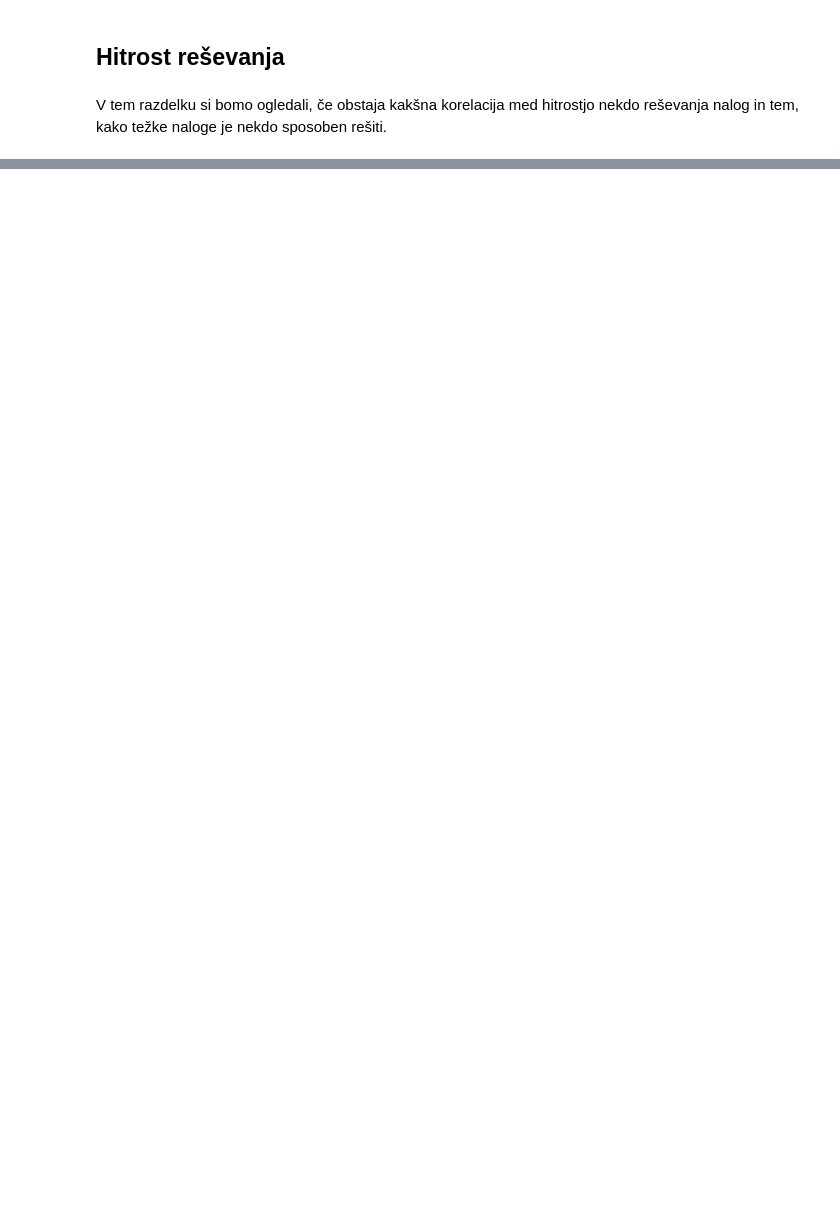
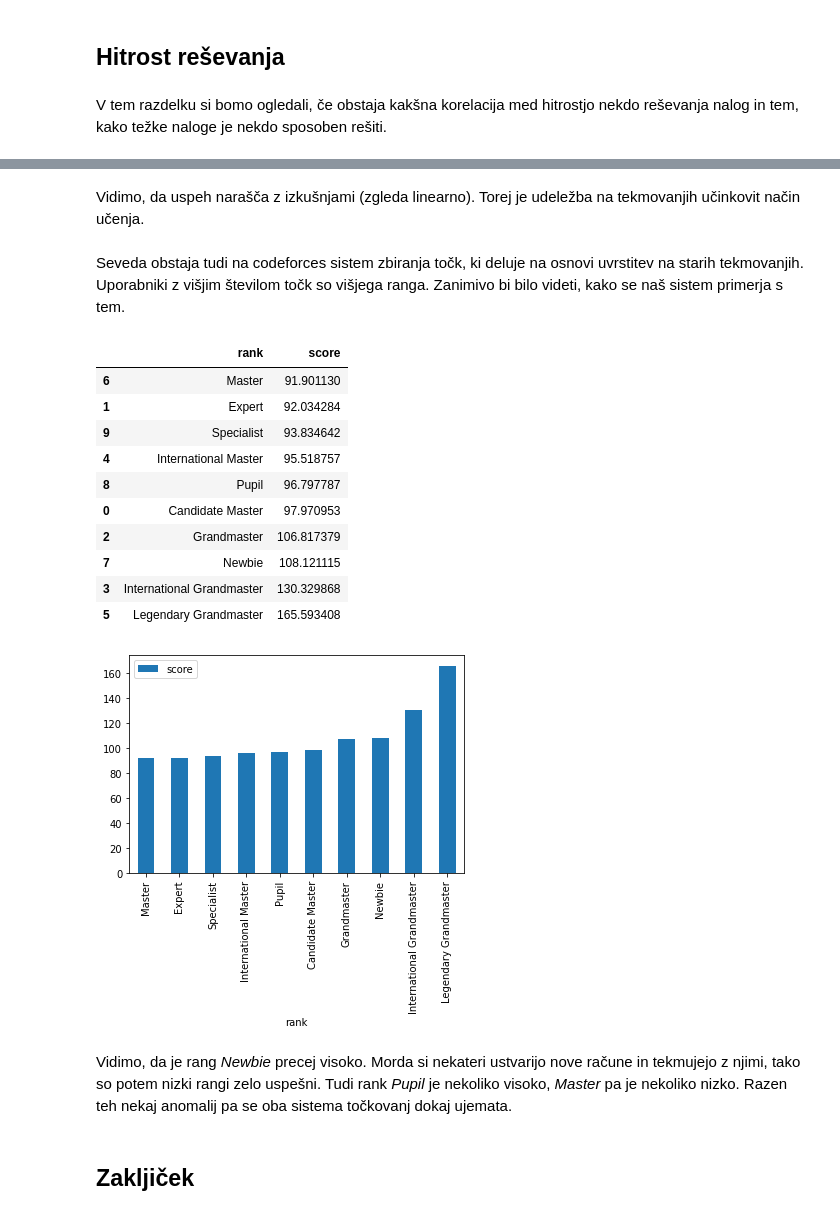
Before and after one commit to MatevzMiscic/AnalizaPodatkov, a Jupyter notebook: analiza2.ipynb, the cells around one changed output, grey strips where cells are left out. Drawn from its saved outputs; the diff is of its cells as text; code cells hidden in the pictures; blank space fills up the shorter version.

```diff
--- a/analiza2.ipynb
+++ b/analiza2.ipynb
@@ -256,0 +420,26 @@ V tem razdelku si bomo ogledali, če obstaja kakšna korelacija med hitrostjo ne
+# %% [markdown]
+Vidimo, da uspeh narašča z izkušnjami (zgleda linearno). Torej je udeležba na tekmovanjih učinkovit način učenja.
+# %% [markdown]
+Seveda obstaja tudi na codeforces sistem zbiranja točk, ki deluje na osnovi uvrstitev na starih tekmovanjih. Uporabniki z višjim številom točk so višjega ranga. Zanimivo bi bilo videti, kako se naš sistem primerja s tem.
+# %%
+only_rated = users[users["rank"] != "Unrated"]
+score_by_rank = only_rated[["rank", "score"]].groupby("rank", as_index=False).mean().sort_values("score", ascending=True)
+score_by_rank.plot.bar(x="rank", y="score")
+score_by_rank
+# %% [output]
+|  | rank | score |
+| 6 | Master | 91.901130 |
+| 1 | Expert | 92.034284 |
+| 9 | Specialist | 93.834642 |
+| 4 | International Master | 95.518757 |
+| 8 | Pupil | 96.797787 |
+| 0 | Candidate Master | 97.970953 |
+| 2 | Grandmaster | 106.817379 |
+| 7 | Newbie | 108.121115 |
+| 3 | International Grandmaster | 130.329868 |
+| 5 | Legendary Grandmaster | 165.593408 |
+[figure, added]
+# %% [markdown]
+Vidimo, da je rang *Newbie* precej visoko. Morda si nekateri ustvarijo nove račune in tekmujejo z njimi, tako so potem nizki rangi zelo uspešni. Tudi rank *Pupil* je nekoliko visoko, *Master* pa je nekoliko nizko. Razen teh nekaj anomalij pa se oba sistema točkovanj dokaj ujemata.
+# %% [markdown]
+## Zakljiček
```
Also changed, not shown: parts of 43 cells of this notebook.
